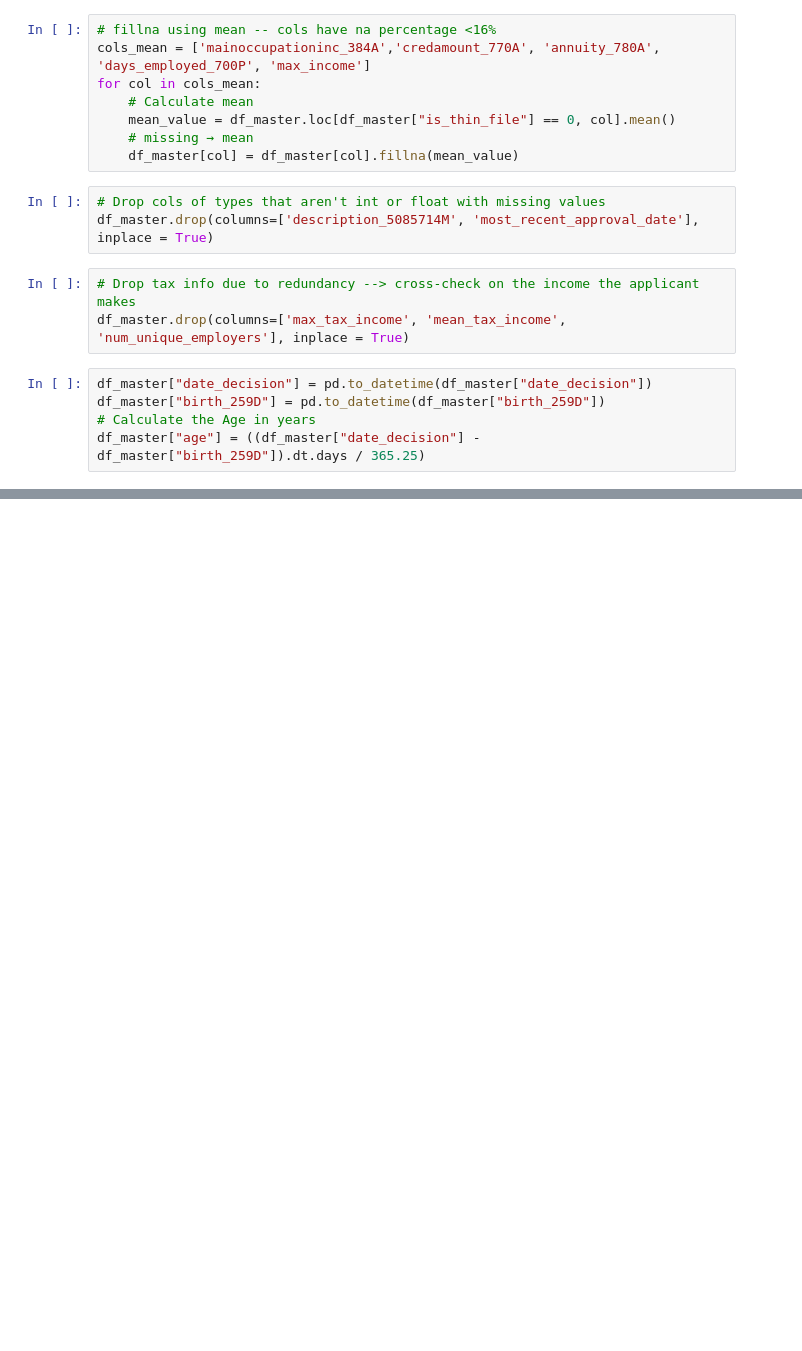
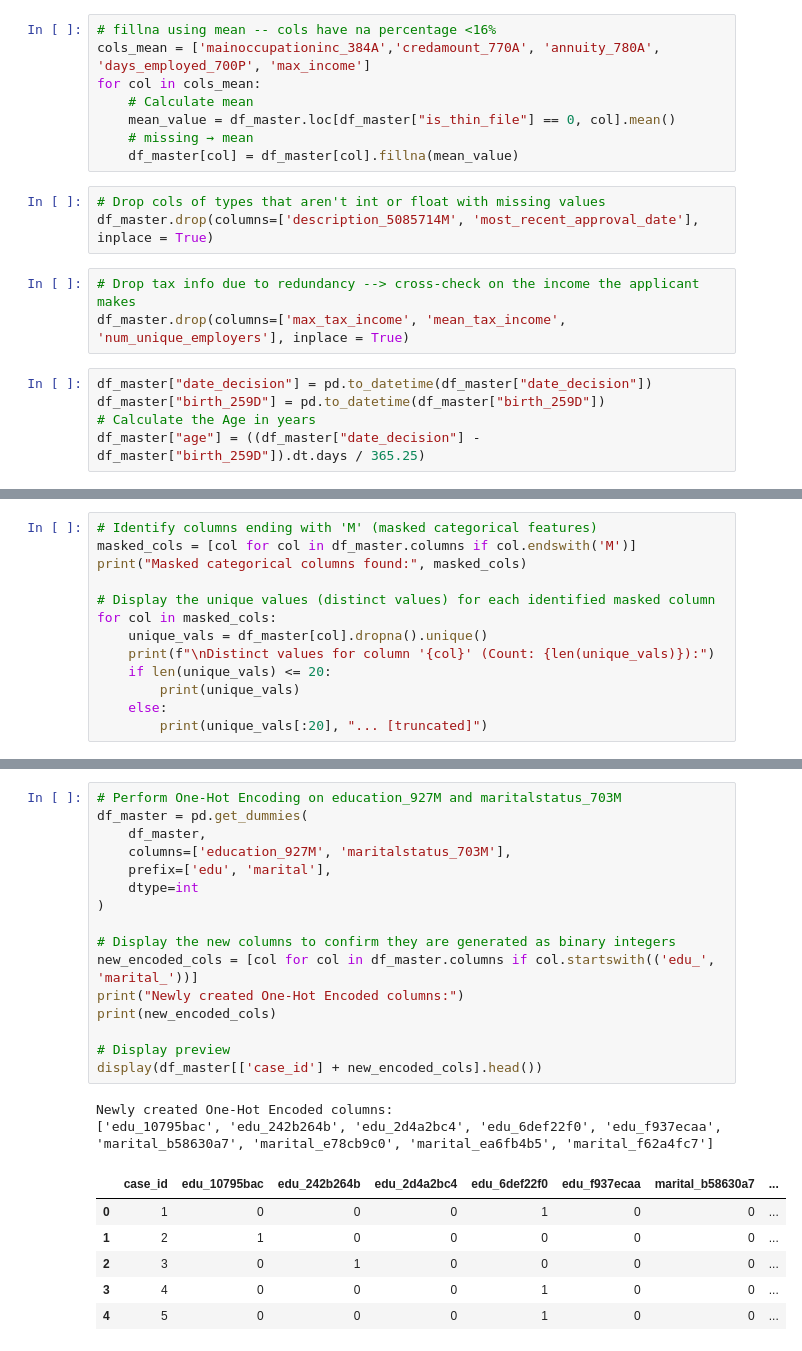
Before and after one commit to Break-Through-Tech/American-Express-1A-second-look-lending, a Jupyter notebook: notebooks/master_table.ipynb, the cells around one changed output, grey strips where cells are left out. Cells and saved outputs as stored; diff of their text form; blank space fills up the shorter version.

```diff
--- a/notebooks/master_table.ipynb
+++ b/notebooks/master_table.ipynb
@@ -277,0 +244,13 @@ age                                   0          0.0
+# %%
+# Identify columns ending with 'M' (masked categorical features)
+masked_cols = [col for col in df_master.columns if col.endswith('M')]
+print("Masked categorical columns found:", masked_cols)
+
+# Display the unique values (distinct values) for each identified masked column
+for col in masked_cols:
+    unique_vals = df_master[col].dropna().unique()
+    print(f"\nDistinct values for column '{col}' (Count: {len(unique_vals)}):")
+    if len(unique_vals) <= 20:
+        print(unique_vals)
+    else:
+        print(unique_vals[:20], "... [truncated]")
@@ -277,0 +268,25 @@ age                                   0          0.0
+# %%
+# Perform One-Hot Encoding on education_927M and maritalstatus_703M
+df_master = pd.get_dummies(
+    df_master,
+    columns=['education_927M', 'maritalstatus_703M'],
+    prefix=['edu', 'marital'],
+    dtype=int
+)
+
+# Display the new columns to confirm they are generated as binary integers
+new_encoded_cols = [col for col in df_master.columns if col.startswith(('edu_', 'marital_'))]
+print("Newly created One-Hot Encoded columns:")
+print(new_encoded_cols)
+
+# Display preview
+display(df_master[['case_id'] + new_encoded_cols].head())
+# %% [output]
+Newly created One-Hot Encoded columns:
+['edu_10795bac', 'edu_242b264b', 'edu_2d4a2bc4', 'edu_6def22f0', 'edu_f937ecaa', 'marital_b58630a7', 'marital_e78cb9c0', 'marital_ea6fb4b5', 'marital_f62a4fc7']
+|  | case_id | edu_10795bac | edu_242b264b | edu_2d4a2bc4 | edu_6def22f0 | edu_f937ecaa | marital_b58630a7 | ... |
+| 0 | 1 | 0 | 0 | 0 | 1 | 0 | 0 | ... |
+| 1 | 2 | 1 | 0 | 0 | 0 | 0 | 0 | ... |
+| 2 | 3 | 0 | 1 | 0 | 0 | 0 | 0 | ... |
+| 3 | 4 | 0 | 0 | 0 | 1 | 0 | 0 | ... |
+| 4 | 5 | 0 | 0 | 0 | 1 | 0 | 0 | ... |
```
Also changed, not shown: parts of 4 cells of this notebook.
